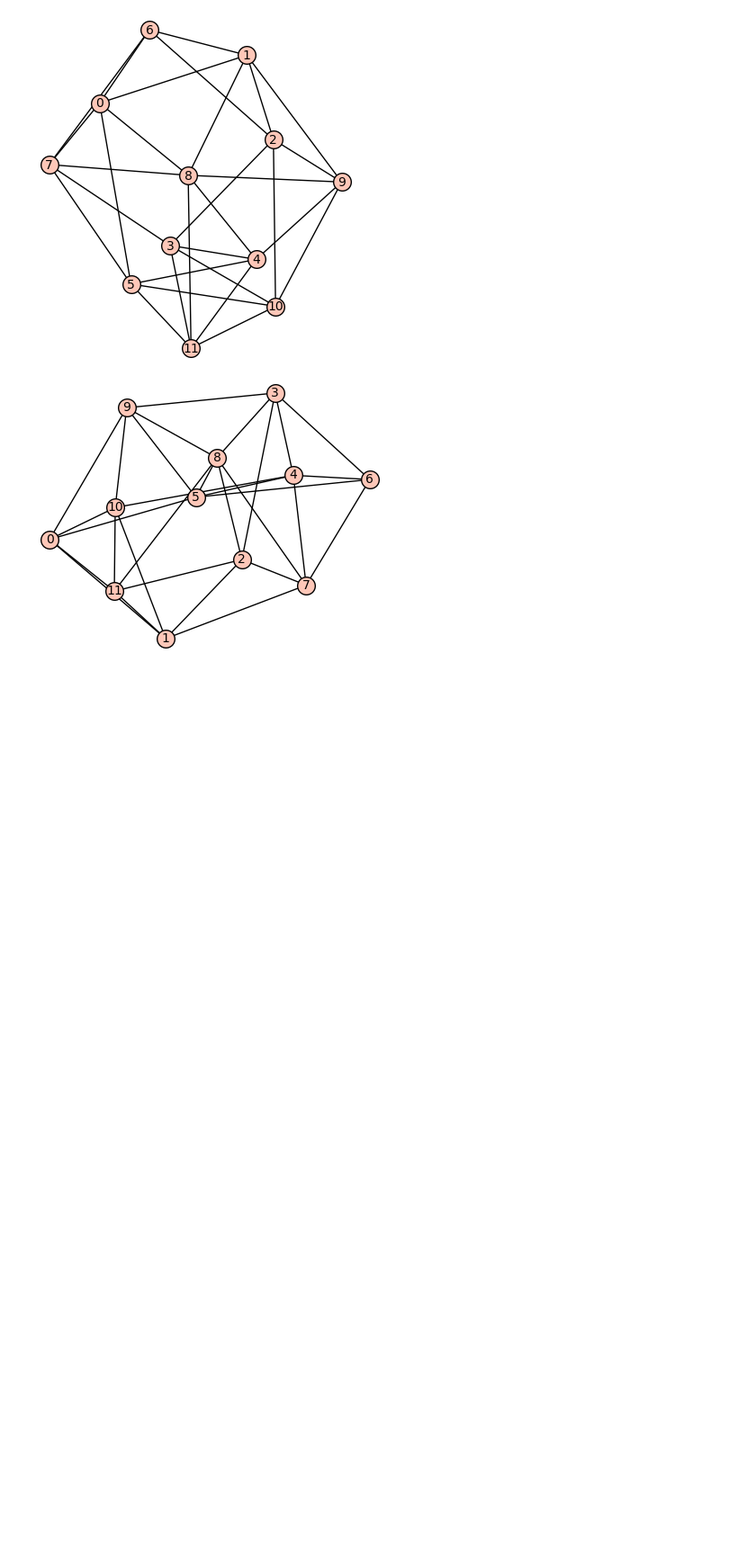
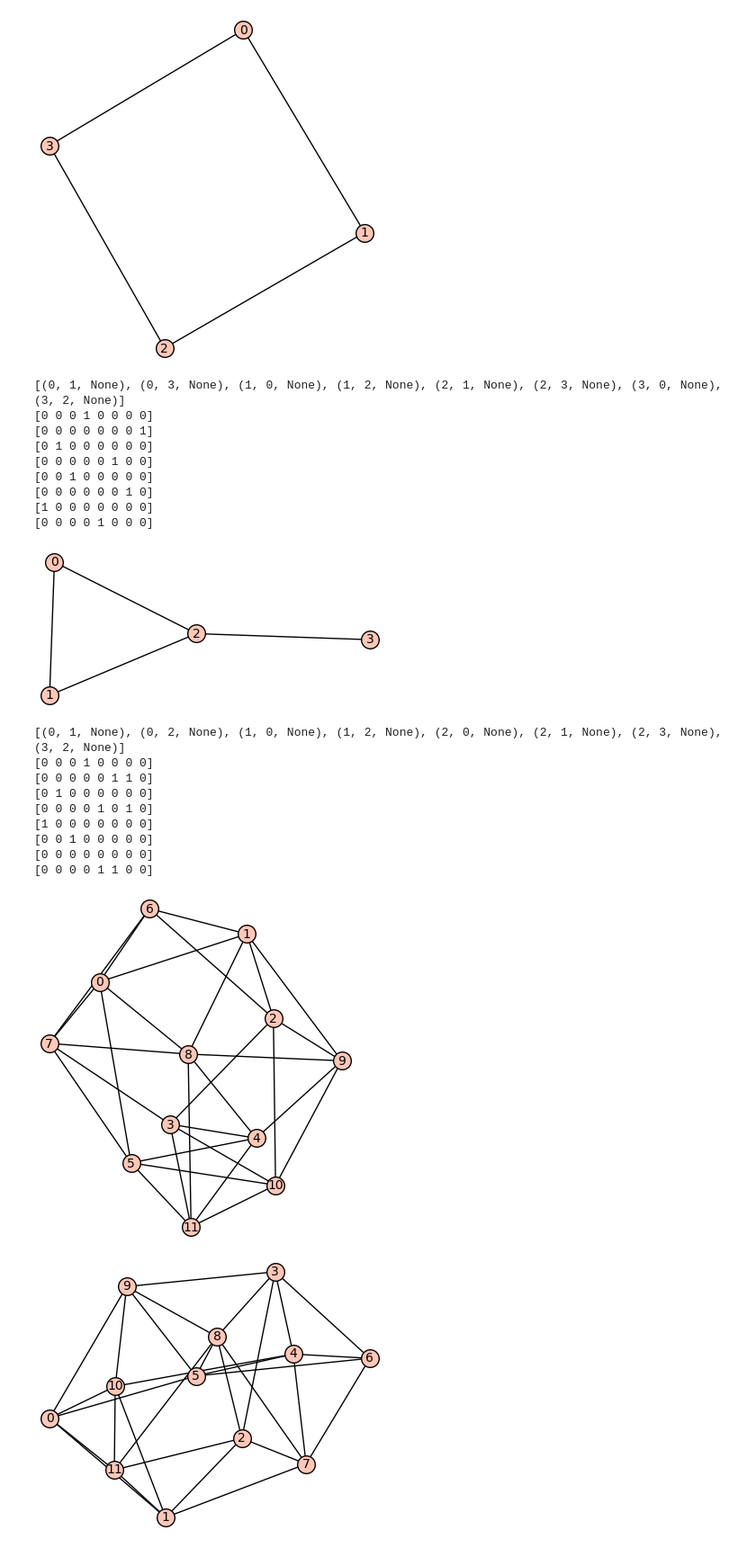
Before and after one commit to davizacheu/Spectral-Graph-Theory-Research, a Jupyter notebook: NB_Functions.ipynb, the cells around one changed output. Shown: that part at 90% size. Saved outputs shown, nothing was run; the diff lists cells and outputs as text; code cells hidden in the pictures; blank space fills up the shorter version.

```diff
--- a/NB_Functions.ipynb
+++ b/NB_Functions.ipynb
@@ -63,3 +83,31 @@ def trans_prob_matrix_nb(G):
+# %%
+g1 = Graph({0:[1,3], 2:[1,3]})
+g2 = Graph({0:[1,2], 2:[1,3]})
+show(g1)
+print(nonbacktracking_matrix(g1))
+show(g2)
+print(nonbacktracking_matrix(g2))
+# %% [output]
+[figure, added]
+[(0, 1, None), (0, 3, None), (1, 0, None), (1, 2, None), (2, 1, None), (2, 3, None), (3, 0, None), (3, 2, None)]
+[0 0 0 1 0 0 0 0]
+[0 0 0 0 0 0 0 1]
+[0 1 0 0 0 0 0 0]
+[0 0 0 0 0 1 0 0]
+[0 0 1 0 0 0 0 0]
+[0 0 0 0 0 0 1 0]
+[1 0 0 0 0 0 0 0]
+[0 0 0 0 1 0 0 0]
+[figure, added]
+[(0, 1, None), (0, 2, None), (1, 0, None), (1, 2, None), (2, 0, None), (2, 1, None), (2, 3, None), (3, 2, None)]
+[0 0 0 1 0 0 0 0]
+[0 0 0 0 0 1 1 0]
+[0 1 0 0 0 0 0 0]
+[0 0 0 0 1 0 1 0]
+[1 0 0 0 0 0 0 0]
+[0 0 1 0 0 0 0 0]
+[0 0 0 0 0 0 0 0]
+[0 0 0 0 1 1 0 0]
 # %%
 #Creates normal edge adjacency matrix C for any graph G
 
```
Also changed, not shown: parts of 5 cells of this notebook.
